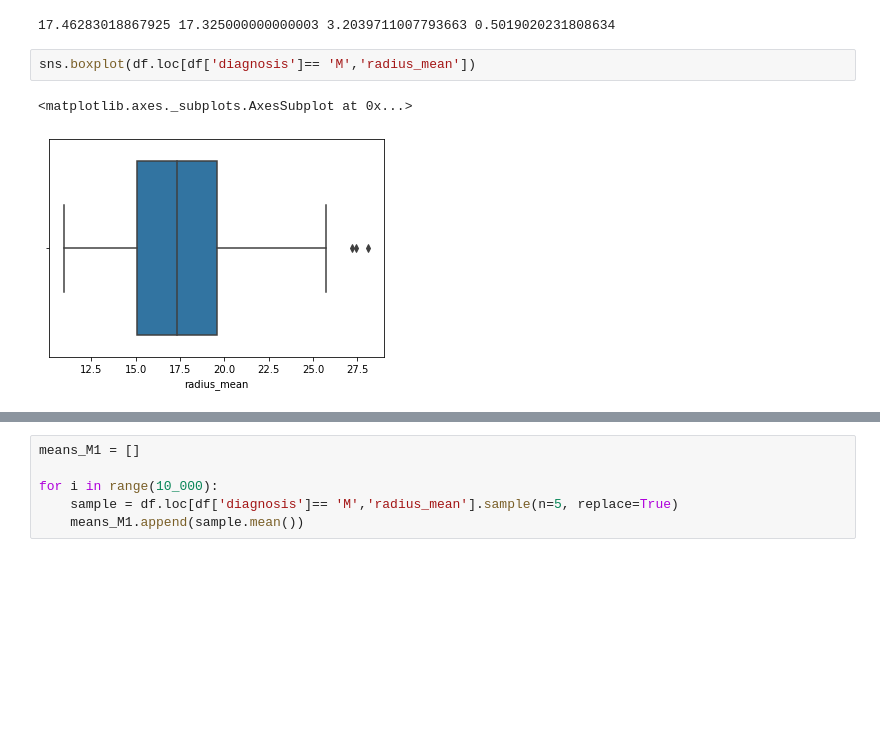
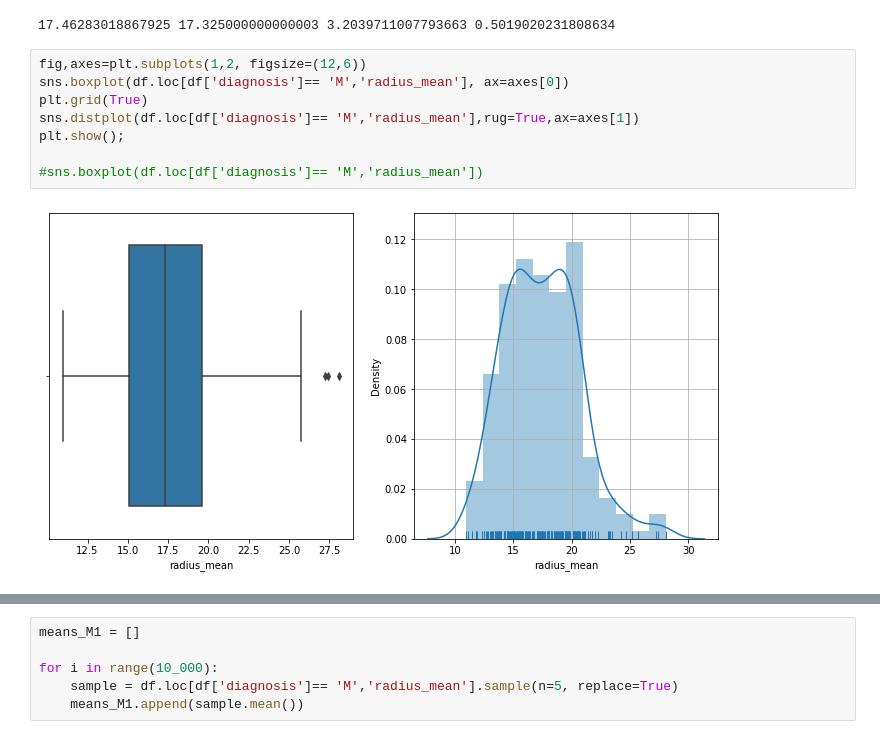
Before and after one commit to AngelicaDC/BEDUpython, a Jupyter notebook: Sesion-05/Reto-01bootstrap.ipynb, the cells around one changed output, grey strips where cells are left out. Saved outputs shown, nothing was run; the diff lists cells and outputs as text; blank space fills up the shorter version.

```diff
--- a/Sesion-05/Reto-01bootstrap.ipynb
+++ b/Sesion-05/Reto-01bootstrap.ipynb
@@ -103,10 +104,15 @@ df.loc[df['diagnosis']== 'M','radius_mean'].std(),
 df.loc[df['diagnosis']== 'M','radius_mean'].skew())
 # %% [output]
 17.46283018867925 17.325000000000003 3.2039711007793663 0.5019020231808634
-# %%
-sns.boxplot(df.loc[df['diagnosis']== 'M','radius_mean'])
-# %% [output]
-<matplotlib.axes._subplots.AxesSubplot at 0x...>
-[figure, removed]
+# %%
+fig,axes=plt.subplots(1,2, figsize=(12,6))
+sns.boxplot(df.loc[df['diagnosis']== 'M','radius_mean'], ax=axes[0])
+plt.grid(True)
+sns.distplot(df.loc[df['diagnosis']== 'M','radius_mean'],rug=True,ax=axes[1])
+plt.show();
+
+#sns.boxplot(df.loc[df['diagnosis']== 'M','radius_mean'])
+# %% [output]
+[figure, added]
 # %%
 sns.distplot(df.loc[df['diagnosis']== 'M','radius_mean'], kde=False, norm_hist=False,bins=80);
```
Also changed, not shown: parts of 4 cells of this notebook.
